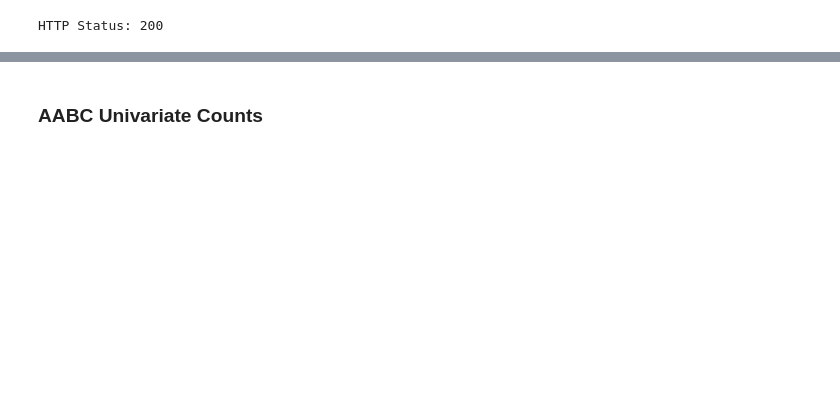
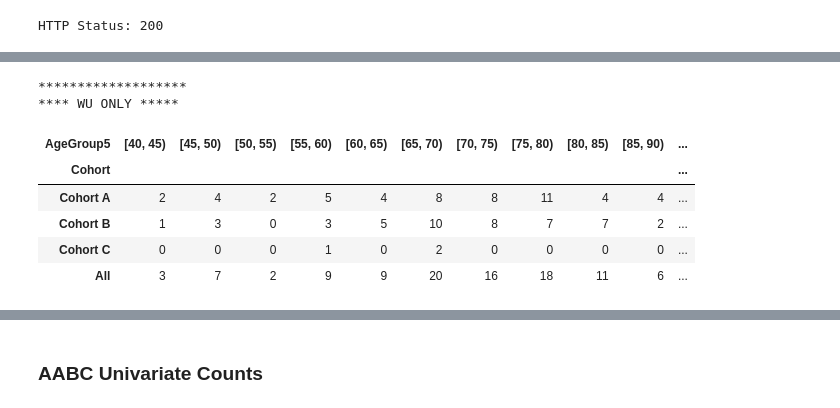
Before and after one commit to humanconnectome/AABC_Behavioral_QC, a Jupyter notebook: AABC_HCA_recruitmentstats.ipynb, the cells around one changed output, grey strips where cells are left out. Saved outputs shown, nothing was run; the diff lists cells and outputs as text; code cells hidden in the pictures; blank space fills up the shorter version.

```diff
--- a/AABC_HCA_recruitmentstats.ipynb
+++ b/AABC_HCA_recruitmentstats.ipynb
@@ -115,0 +212,14 @@ forplot['age90sum']=pd.to_numeric(S5['age_[90, 120)'],errors='coerce').cumsum()
+# %%
+print("*******************")
+print("**** WU ONLY *****")
+wu=forplot.loc[forplot.Site=='WashU'].copy()
+pd.crosstab(wu.Cohort,wu.AgeGroup5,margins=True)#.plot.bar(rot=45,title='AABC')
+# %% [output]
+*******************
+**** WU ONLY *****
+| AgeGroup5 | [40, 45) | [45, 50) | [50, 55) | [55, 60) | [60, 65) | [65, 70) | [70, 75) | [75, 80) | [80, 85) | [85, 90) | ... |
+| Cohort |  |  |  |  |  |  |  |  |  |  | ... |
+| Cohort A | 2 | 4 | 2 | 5 | 4 | 8 | 8 | 11 | 4 | 4 | ... |
+| Cohort B | 1 | 3 | 0 | 3 | 5 | 10 | 8 | 7 | 7 | 2 | ... |
+| Cohort C | 0 | 0 | 0 | 1 | 0 | 2 | 0 | 0 | 0 | 0 | ... |
+| All | 3 | 7 | 2 | 9 | 9 | 20 | 16 | 18 | 11 | 6 | ... |
```
Also changed, not shown: parts of 15 cells of this notebook.
